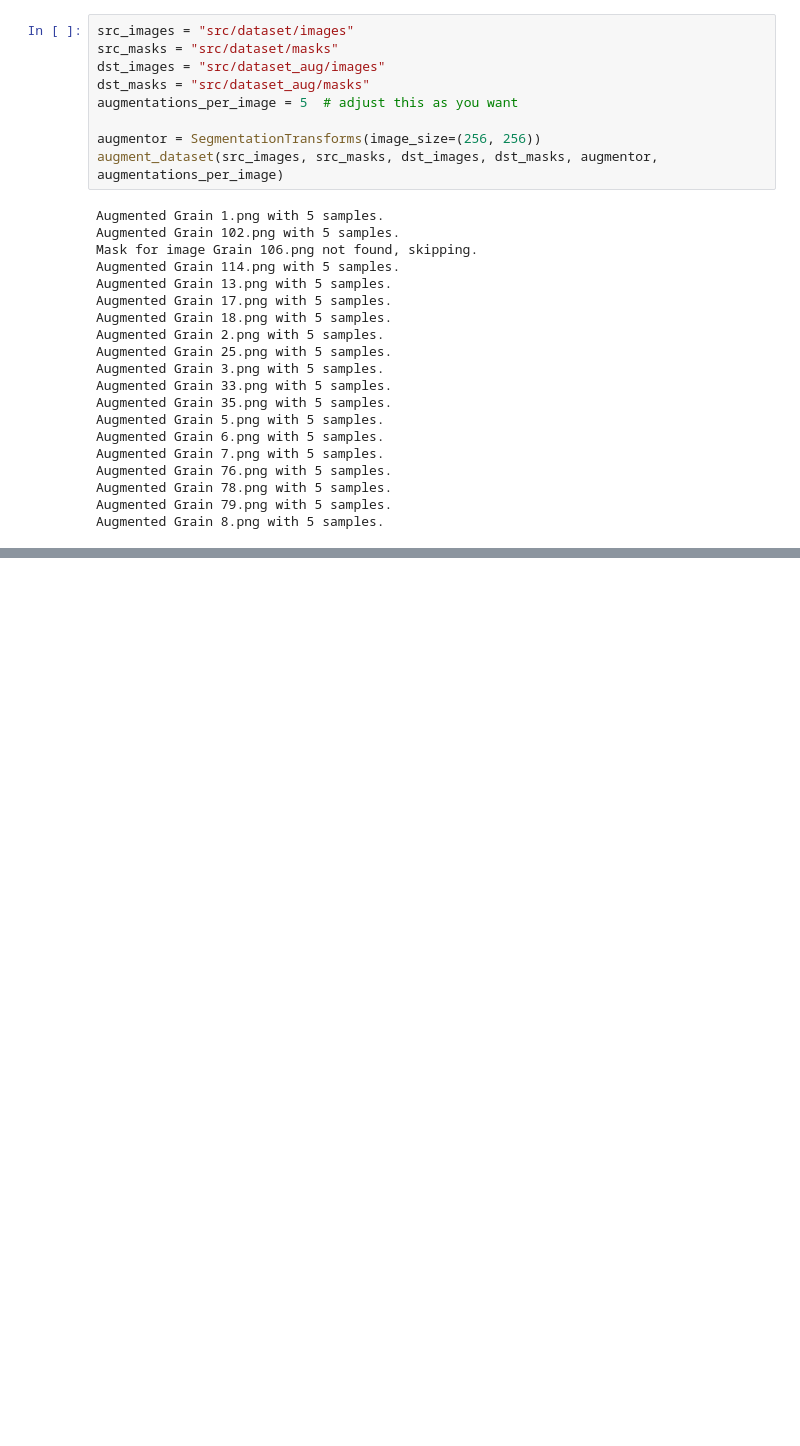
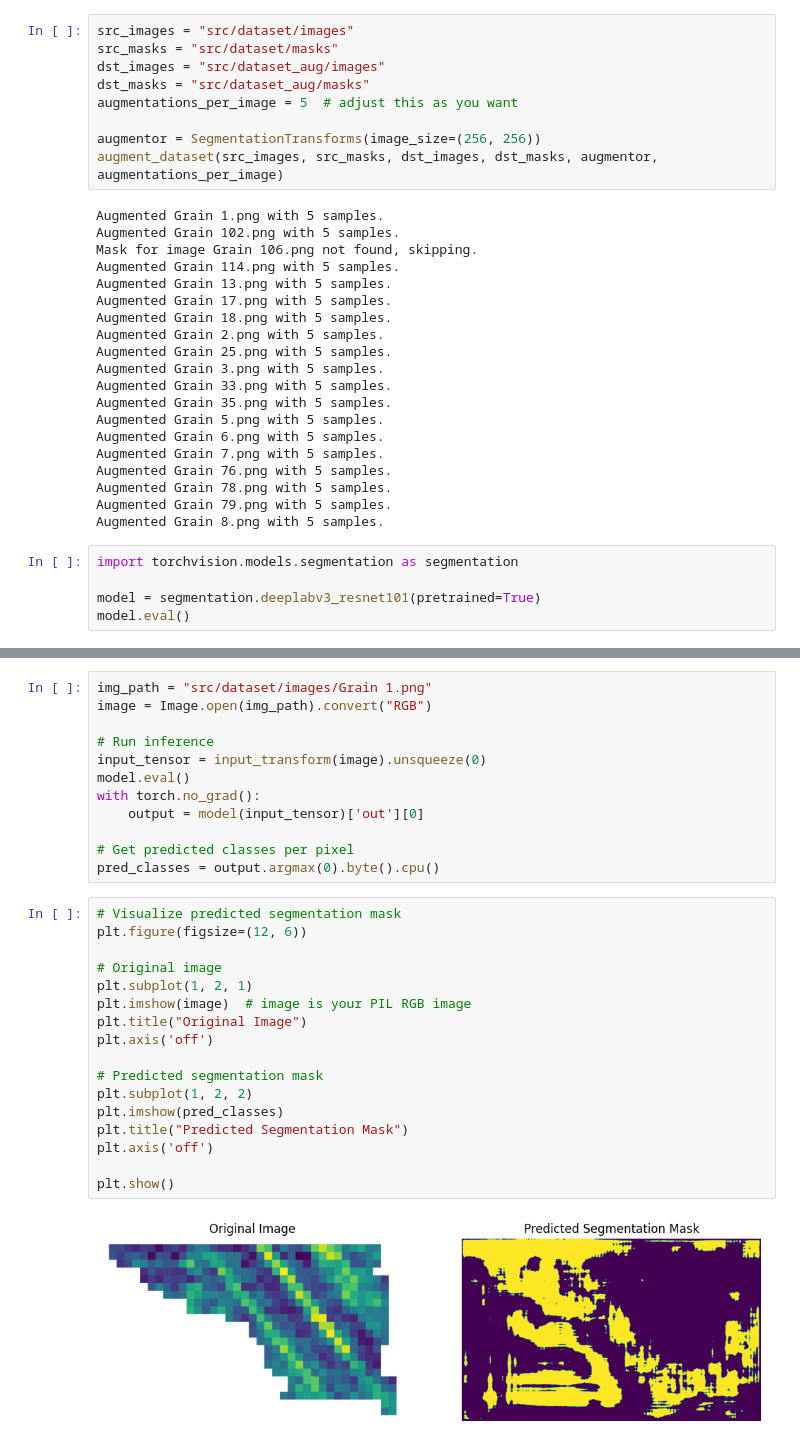
Before and after one commit to WilliamMAPearson/RadonAngleFinder, a Jupyter notebook: scriptingfile.ipynb, the cells around one changed output, grey strips where cells are left out. Drawn from its saved outputs; the diff is of its cells as text; blank space fills up the shorter version.

Commit message:
Finished draft 1 of model.

```diff
--- a/scriptingfile.ipynb
+++ b/scriptingfile.ipynb
@@ -151,3 +151,8 @@ Augmented Grain 76.png with 5 samples.
 Augmented Grain 78.png with 5 samples.
 Augmented Grain 79.png with 5 samples.
 Augmented Grain 8.png with 5 samples.
+# %%
+import torchvision.models.segmentation as segmentation
+
+model = segmentation.deeplabv3_resnet101(pretrained=True)
+model.eval()
@@ -153,0 +179,31 @@ Augmented Grain 8.png with 5 samples.
+# %%
+img_path = "src/dataset/images/Grain 1.png"
+image = Image.open(img_path).convert("RGB")
+
+# Run inference
+input_tensor = input_transform(image).unsqueeze(0)
+model.eval()
+with torch.no_grad():
+    output = model(input_tensor)['out'][0]
+
+# Get predicted classes per pixel
+pred_classes = output.argmax(0).byte().cpu()
+# %%
+# Visualize predicted segmentation mask
+plt.figure(figsize=(12, 6))
+
+# Original image
+plt.subplot(1, 2, 1)
+plt.imshow(image)  # image is your PIL RGB image
+plt.title("Original Image")
+plt.axis('off')
+
+# Predicted segmentation mask
+plt.subplot(1, 2, 2)
+plt.imshow(pred_classes)
+plt.title("Predicted Segmentation Mask")
+plt.axis('off')
+
+plt.show()
+# %% [output]
+[figure, added]
```
Also changed, not shown: parts of 5 cells of this notebook.
